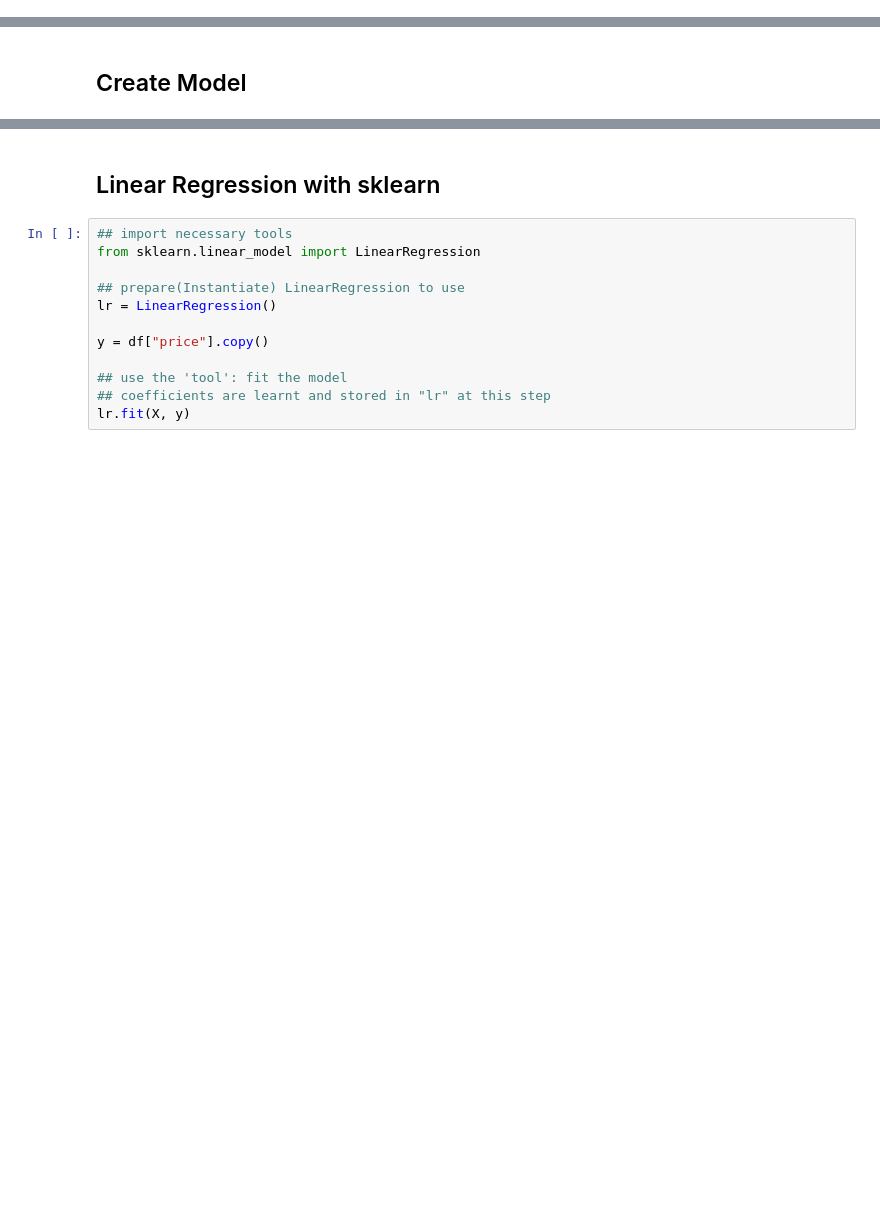
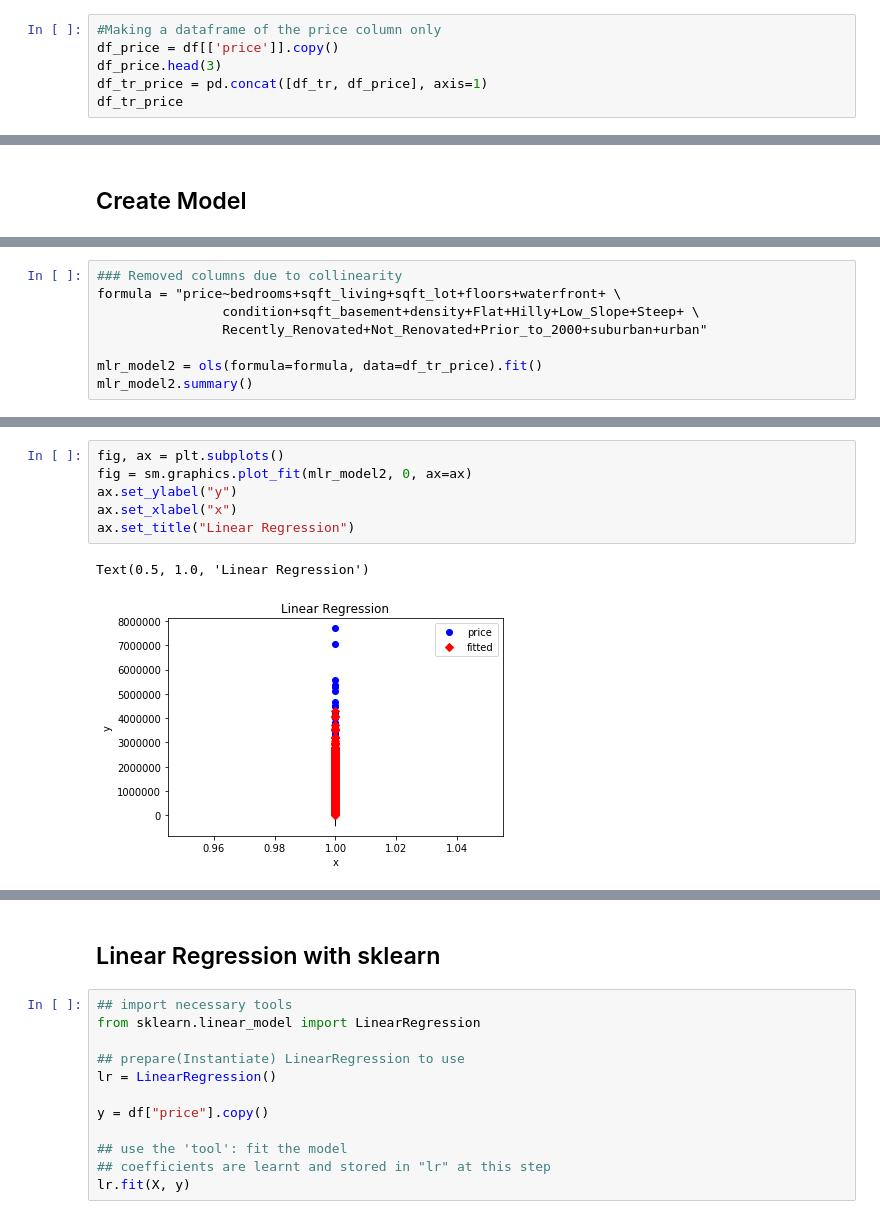
Before and after one commit to bobbyiestofjos/mod_2_project, a Jupyter notebook: data/model.ipynb, the cells around one changed output, grey strips where cells are left out. Cells and saved outputs as stored; diff of their text form; blank space fills up the shorter version.

```diff
--- a/data/model.ipynb
+++ b/data/model.ipynb
@@ -173,0 +163,6 @@ ValueError: x and y must be the same size
+# %%
+#Making a dataframe of the price column only
+df_price = df[['price']].copy()
+df_price.head(3)
+df_tr_price = pd.concat([df_tr, df_price], axis=1)
+df_tr_price
@@ -181,0 +276,8 @@ mlr_model.summary()
+# %%
+### Removed columns due to collinearity
+formula = "price~bedrooms+sqft_living+sqft_lot+floors+waterfront+ \
+                condition+sqft_basement+density+Flat+Hilly+Low_Slope+Steep+ \
+                Recently_Renovated+Not_Renovated+Prior_to_2000+suburban+urban"
+
+mlr_model2 = ols(formula=formula, data=df_tr_price).fit()
+mlr_model2.summary()
@@ -181,0 +319,9 @@ mlr_model.summary()
+# %%
+fig, ax = plt.subplots()
+fig = sm.graphics.plot_fit(mlr_model2, 0, ax=ax)
+ax.set_ylabel("y")
+ax.set_xlabel("x")
+ax.set_title("Linear Regression")
+# %% [output]
+Text(0.5, 1.0, 'Linear Regression')
+[figure, added]
```
Also changed, not shown: parts of 23 cells of this notebook.
